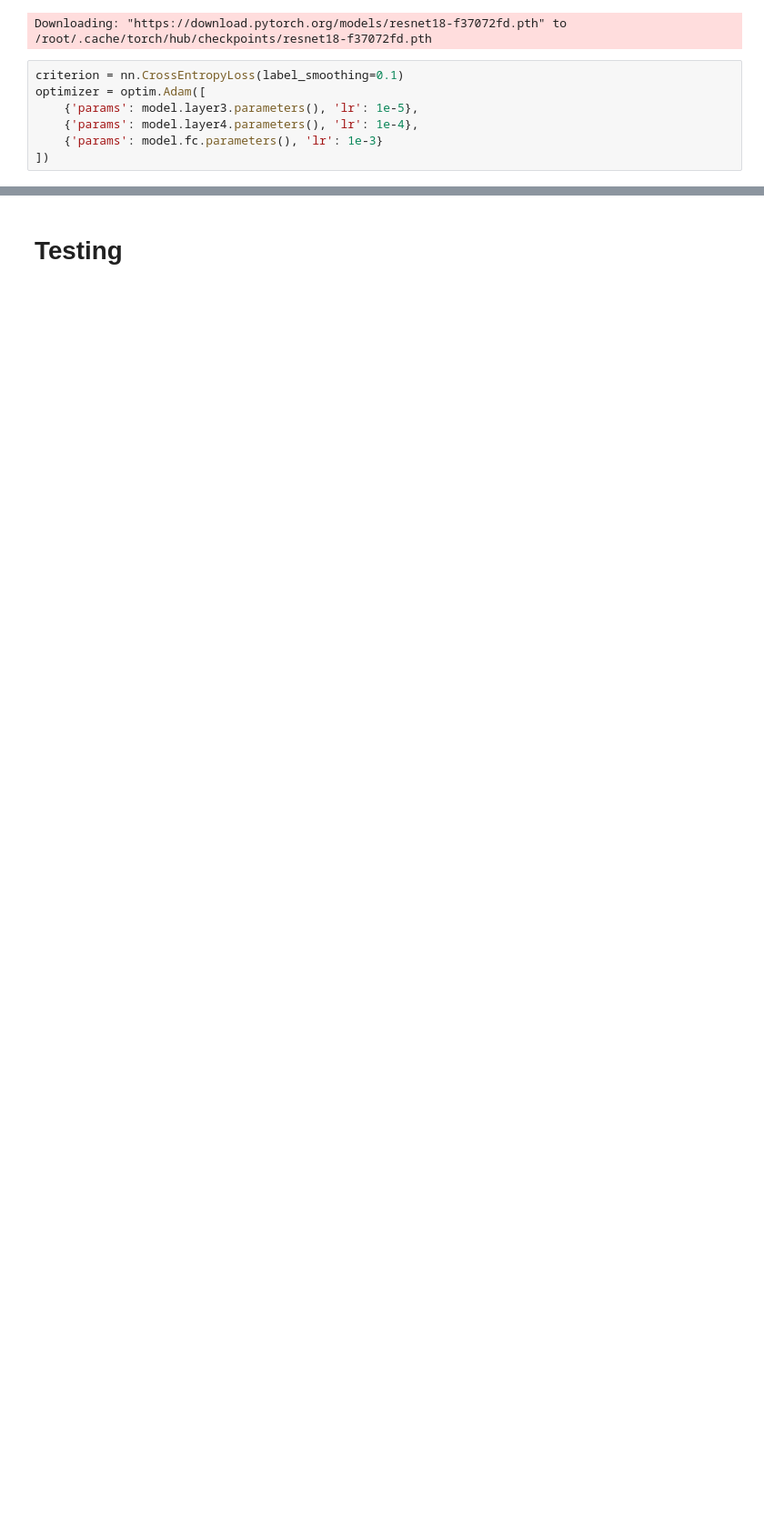
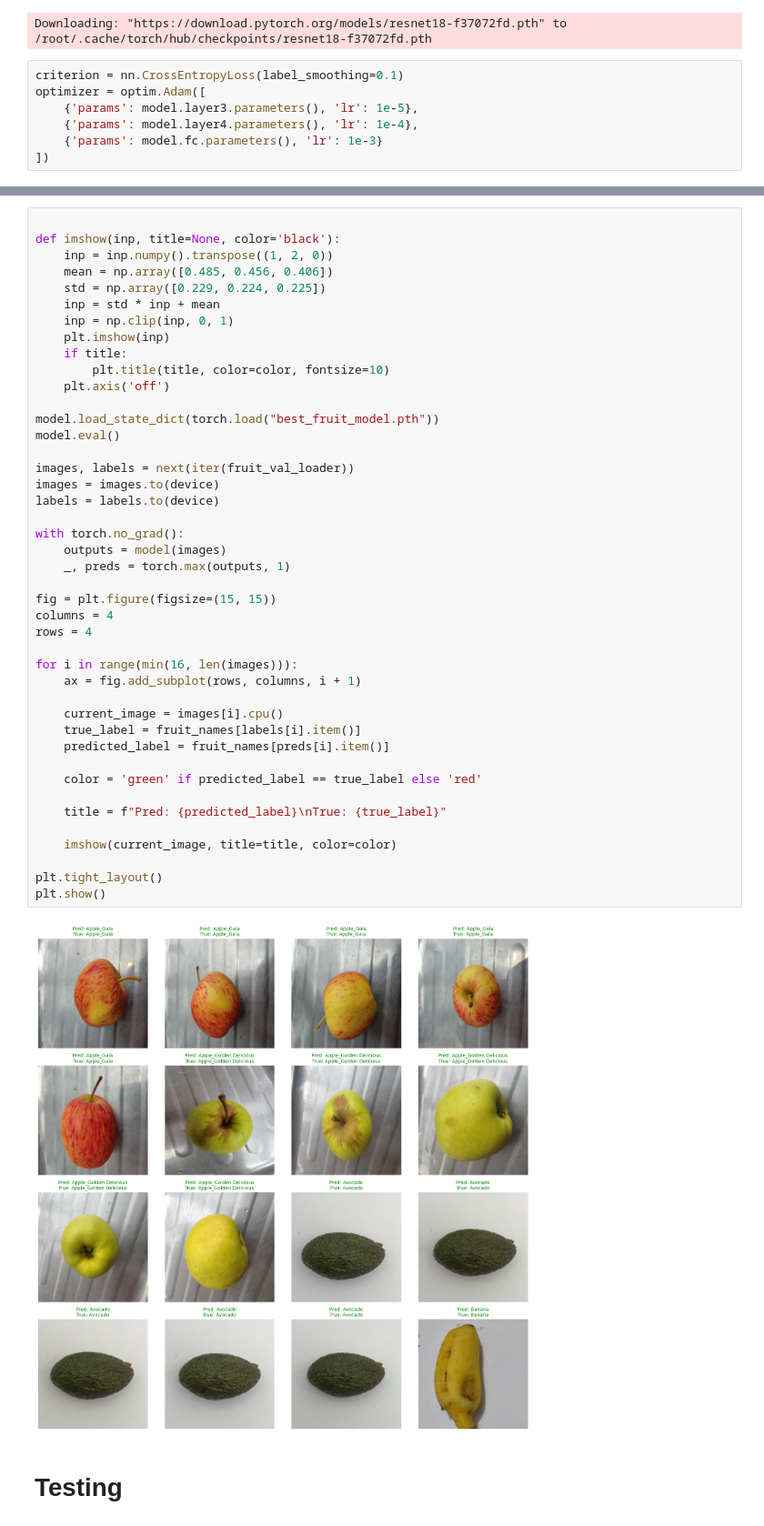
Before and after one commit to Omar-Elhakim/Food-Fruit-Recognition, a Jupyter notebook: MultiClass-Fruit-Classification.ipynb, the cells around one changed output, grey strips where cells are left out. Shown at 91% size. Saved outputs shown, nothing was run; the diff lists cells and outputs as text; blank space fills up the shorter version.

```diff
--- a/MultiClass-Fruit-Classification.ipynb
+++ b/MultiClass-Fruit-Classification.ipynb
@@ -188,3 +222,48 @@ Epoch 10/10: Train Loss: 0.7310 Train Acc: 1.0000 Val Acc: 1.0000
+# %%
+
+def imshow(inp, title=None, color='black'):
+    inp = inp.numpy().transpose((1, 2, 0))
+    mean = np.array([0.485, 0.456, 0.406])
+    std = np.array([0.229, 0.224, 0.225])
+    inp = std * inp + mean
+    inp = np.clip(inp, 0, 1)
+    plt.imshow(inp)
+    if title:
+        plt.title(title, color=color, fontsize=10)
+    plt.axis('off')
+
+model.load_state_dict(torch.load("best_fruit_model.pth"))
+model.eval()
+
+images, labels = next(iter(fruit_val_loader))
+images = images.to(device)
+labels = labels.to(device)
+
+with torch.no_grad():
+    outputs = model(images)
+    _, preds = torch.max(outputs, 1)
+
+fig = plt.figure(figsize=(15, 15))
+columns = 4
+rows = 4
+
+for i in range(min(16, len(images))):
+    ax = fig.add_subplot(rows, columns, i + 1)
+
+    current_image = images[i].cpu()
+    true_label = fruit_names[labels[i].item()]
+    predicted_label = fruit_names[preds[i].item()]
+
+    color = 'green' if predicted_label == true_label else 'red'
+
+    title = f"Pred: {predicted_label}\nTrue: {true_label}"
+
+    imshow(current_image, title=title, color=color)
+
+plt.tight_layout()
+plt.show()
+# %% [output]
+[figure, added]
 # %% [markdown]
  # **Testing**
 # %%
```
Also changed, not shown: parts of 6 cells of this notebook.
